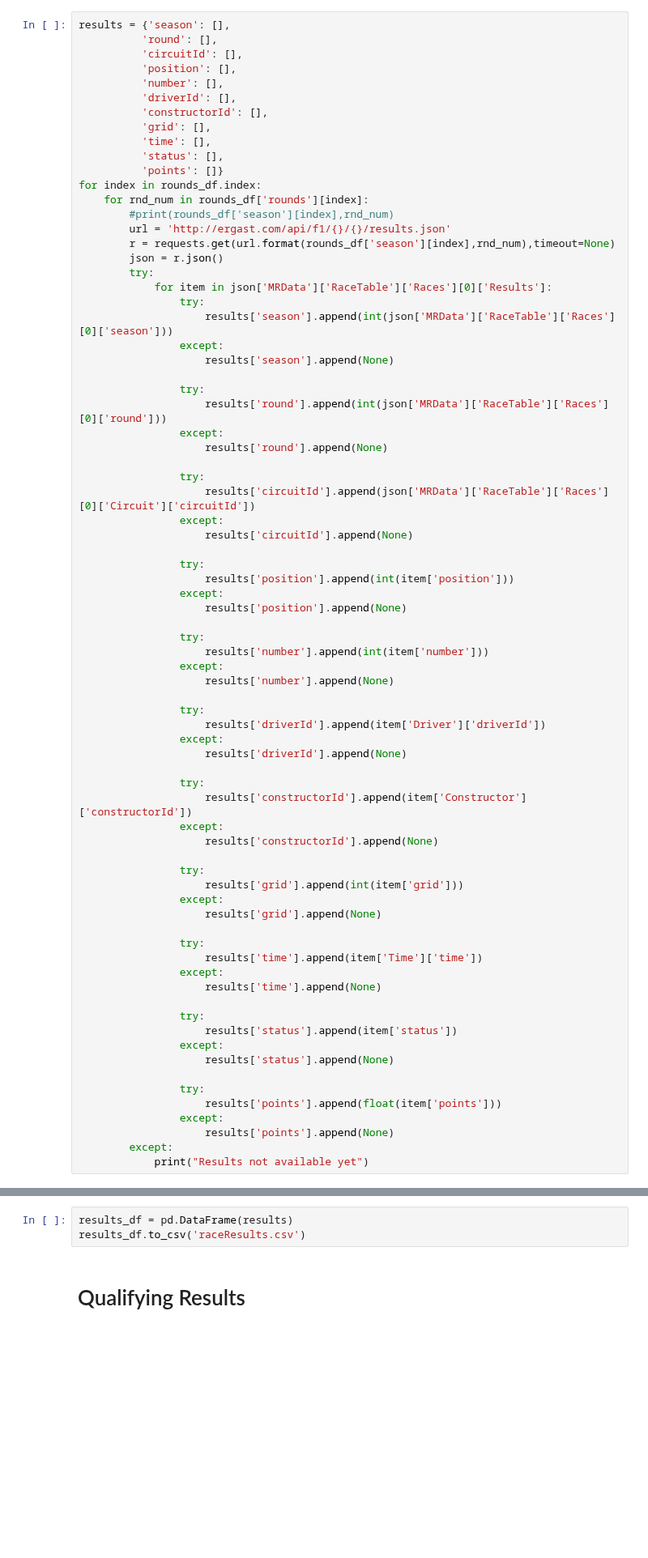
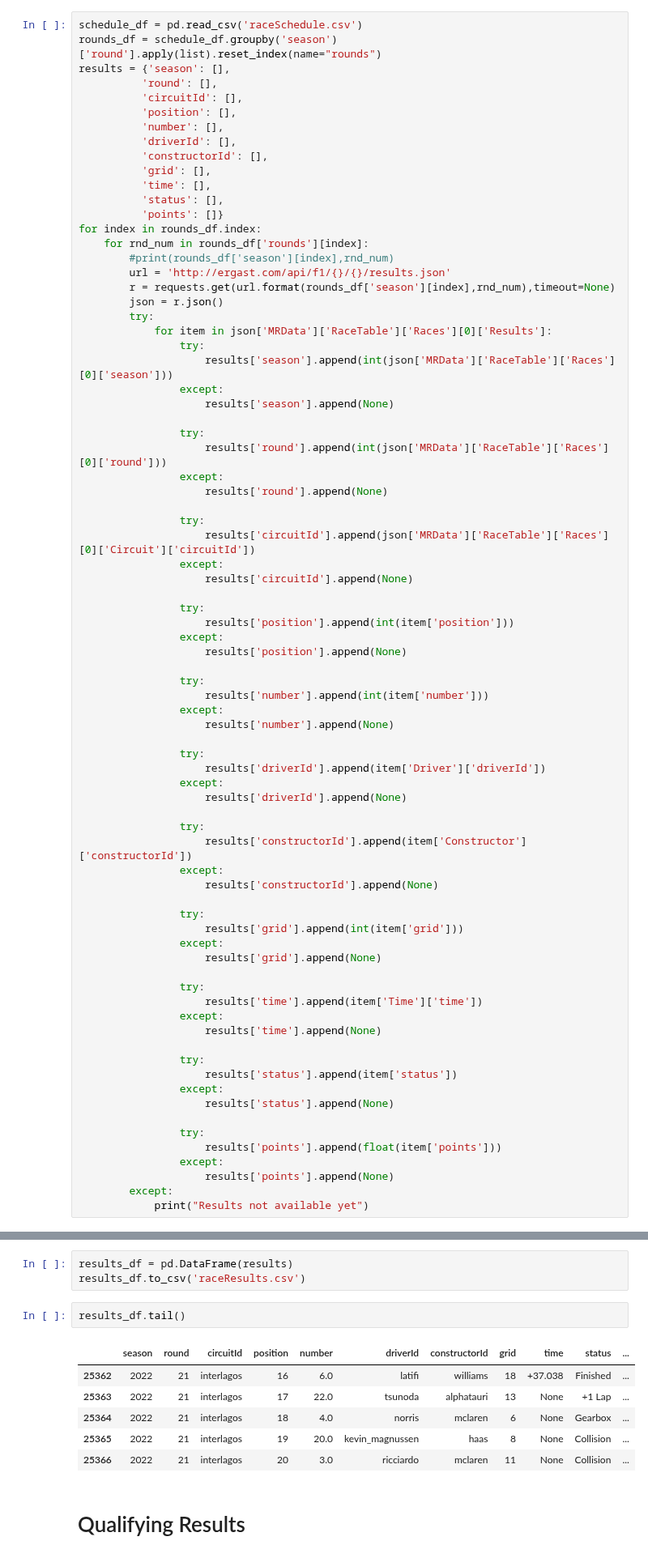
Before and after one commit to parthu007/Formula_One, a Jupyter notebook: Data Collection/Data Collection.ipynb, the cells around one changed output, grey strips where cells are left out. Shown at 81% size. Saved outputs shown, nothing was run; the diff lists cells and outputs as text; blank space fills up the shorter version.

```diff
--- a/Data Collection/Data Collection.ipynb
+++ b/Data Collection/Data Collection.ipynb
@@ -115,6 +115,8 @@ rounds_df = schedule_df.groupby('season')['round'].apply(list).reset_index(name=
 # %% [markdown]
 # Race Results
 # %%
+schedule_df = pd.read_csv('raceSchedule.csv')
+rounds_df = schedule_df.groupby('season')['round'].apply(list).reset_index(name="rounds")
 results = {'season': [],
           'round': [],
           'circuitId': [],
@@ -211,6 +197,15 @@ Results not available yet
 # %%
 results_df = pd.DataFrame(results)
 results_df.to_csv('raceResults.csv')
+# %%
+results_df.tail()
+# %% [output]
+|  | season | round | circuitId | position | number | driverId | constructorId | grid | time | status | ... |
+| 25362 | 2022 | 21 | interlagos | 16 | 6.0 | latifi | williams | 18 | +37.038 | Finished | ... |
+| 25363 | 2022 | 21 | interlagos | 17 | 22.0 | tsunoda | alphatauri | 13 | None | +1 Lap | ... |
+| 25364 | 2022 | 21 | interlagos | 18 | 4.0 | norris | mclaren | 6 | None | Gearbox | ... |
+| 25365 | 2022 | 21 | interlagos | 19 | 20.0 | kevin_magnussen | haas | 8 | None | Collision | ... |
+| 25366 | 2022 | 21 | interlagos | 20 | 3.0 | ricciardo | mclaren | 11 | None | Collision | ... |
 # %% [markdown]
 # Qualifying Results
 # %% [markdown]
```
Also changed, not shown: parts of 7 cells of this notebook, 4 other files.
